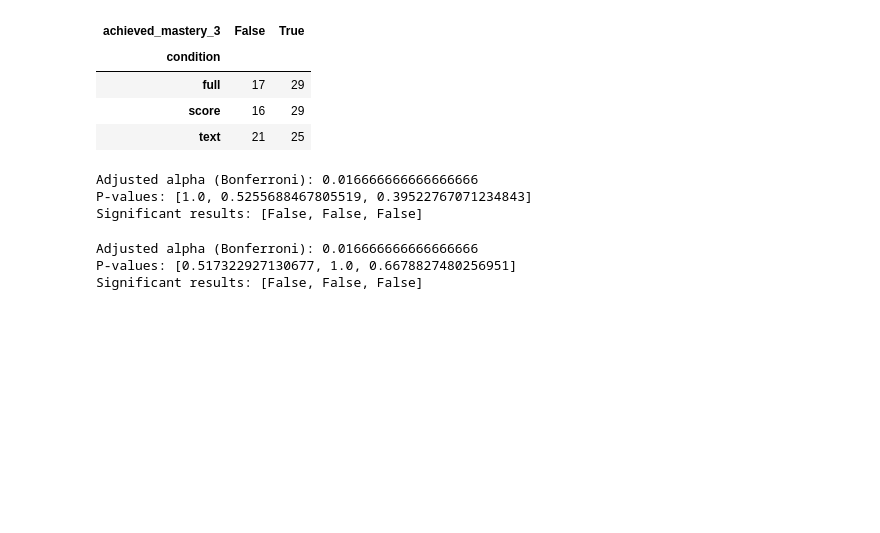
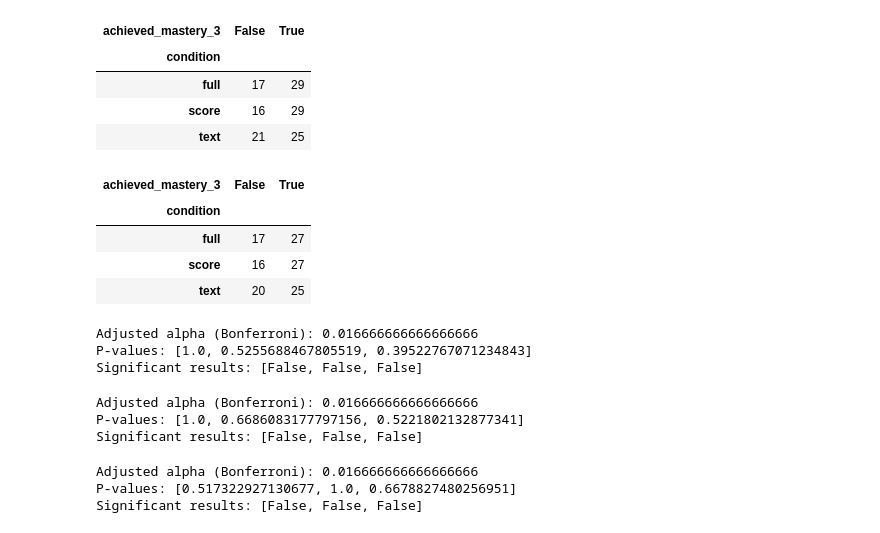
Before and after one commit to cairo-robotics/llm-multimodal-drone-feedback, a Jupyter notebook: analysis/analysis_brainstorm.ipynb, the cells around one changed output. Saved outputs shown, nothing was run; the diff lists cells and outputs as text; code cells hidden in the pictures; blank space fills up the shorter version.

```diff
--- a/analysis/analysis_brainstorm.ipynb
+++ b/analysis/analysis_brainstorm.ipynb
@@ -938,6 +1390,9 @@ Dig into robustness/learning curve stuff after doing the above questions
 # %%
 part_file['any_safe_landings'] = part_file['n_safe_landings'] > 0
 part_file['3_safe_landings'] = part_file['n_safe_landings'] >= 3
+# %%
+part_file_noob['any_safe_landings'] = part_file['n_safe_landings'] > 0
+part_file_noob['3_safe_landings'] = part_file['n_safe_landings'] >= 3
 # %%
 print(part_file.groupby('condition')['any_safe_landings'].value_counts().unstack())
 print(part_file.groupby('condition')['3_safe_landings'].value_counts().unstack())
@@ -1014,3 +1529,17 @@ for i in range(len(part_file)):
             print(f"skipping participant {part['prolific_id']} trial {trial}")
 # %% [output]
 skipping participant 6522a86994a5ce0d7bb9feba trial 17
+# %%
+# calculate which trial they first achieved three successes in a row
+part_file_noob['three_in_a_row_idx'] = 0
+n_trials = 20
+for i in range(len(part_file_noob)):
+    part = part_file_noob.iloc[i]
+    data = pd.read_csv(data_dir + part['prolific_id'] + '/survey_responses.csv')
+    for trial in range(n_trials-2):
+        try:
+            if (data['outcome'].iloc[trial] == 'Safe') & (data['outcome'].iloc[trial+1] == 'Safe') & (data['outcome'].iloc[trial+2] == 'Safe'):
+                part_file_noob.loc[part_file_noob['prolific_id'] == part['prolific_id'], 'three_in_a_row_idx'] = trial + 1
+                break
+        except:
+            print(f"skipping participant {part['prolific_id']} trial {trial}")
@@ -1031,3 +1562,16 @@ for i in range(len(part_file)):
             print(f"skipping participant {part['prolific_id']} trial {trial}")
 # %% [output]
 skipping participant 6522a86994a5ce0d7bb9feba trial 15
+# %%
+part_file_noob['five_in_a_row_idx'] = 0
+n_trials = 20
+for i in range(len(part_file_noob)):
+    part = part_file_noob.iloc[i]
+    data = pd.read_csv(data_dir + part['prolific_id'] + '/survey_responses.csv')
+    for trial in range(n_trials-4):
+        try:
+            if (data['outcome'].iloc[trial] == 'Safe') & (data['outcome'].iloc[trial+1] == 'Safe') & (data['outcome'].iloc[trial+2] == 'Safe') & (data['outcome'].iloc[trial+3] == 'Safe') & (data['outcome'].iloc[trial+4] == 'Safe'):
+                part_file_noob.loc[part_file_noob['prolific_id'] == part['prolific_id'], 'five_in_a_row_idx'] = trial + 1
+                break
+        except:
+            print(f"skipping participant {part['prolific_id']} trial {trial}")
@@ -1048,3 +1594,9 @@ condition
 full                  31     15
 score                 27     18
 text                  30     16
+# %%
+part_file_noob['reached_mastery_3'] = part_file_noob['three_in_a_row_idx'] > 0
+part_file_noob['reached_mastery_5'] = part_file_noob['five_in_a_row_idx'] > 0
+
+print(part_file_noob.groupby('condition')['reached_mastery_3'].value_counts().unstack())
+print(part_file_noob.groupby('condition')['reached_mastery_5'].value_counts().unstack())
@@ -1187,6 +1844,15 @@ part_file.groupby('condition')['achieved_mastery_3'].value_counts().unstack()
 | full | 17 | 29 |
 | score | 16 | 29 |
 | text | 21 | 25 |
+# %%
+part_file_noob['achieved_mastery_3'] = part_file_noob['three_in_a_row_idx'] > 0
+part_file_noob.groupby('condition')['achieved_mastery_3'].value_counts().unstack()
+# %% [output]
+| achieved_mastery_3 | False | True |
+| condition |  |  |
+| full | 17 | 27 |
+| score | 16 | 27 |
+| text | 20 | 25 |
 # %%
 c_table = part_file.groupby('condition')['achieved_mastery_3'].value_counts().unstack()
 
@@ -1210,6 +1876,29 @@ print(f"Significant results: {significant_results}")
 Adjusted alpha (Bonferroni): 0.016666666666666666
 P-values: [1.0, 0.5255688467805519, 0.39522767071234843]
 Significant results: [False, False, False]
+# %%
+c_table = part_file_noob.groupby('condition')['achieved_mastery_3'].value_counts().unstack()
+
+# Performing Fisher's Exact Test for each pair and applying Bonferroni correction
+p_values = []
+comparisons = [('full', 'score'), ('full', 'text'), ('score', 'text')]
+for group1, group2 in comparisons:
+    table = c_table.loc[[group1, group2], :]
+    res = stats.fisher_exact(table)
+    p_values.append(res.pvalue)
+
+# Adjust p-values for multiple comparisons (Bonferroni correction)
+alpha = 0.05 / len(comparisons)
+significant_results = [p < alpha for p in p_values]
+
+# Output results
+print(f"Adjusted alpha (Bonferroni): {alpha}")
+print(f"P-values: {p_values}")
+print(f"Significant results: {significant_results}")
+# %% [output]
+Adjusted alpha (Bonferroni): 0.016666666666666666
+P-values: [1.0, 0.6686083177797156, 0.5221802132877341]
+Significant results: [False, False, False]
 # %%
 part_file['achieved_mastery_5'] = part_file['five_in_a_row_idx'] > 0
 c_table = part_file.groupby('condition')['achieved_mastery_5'].value_counts().unstack()
```
Also changed, not shown: parts of 49 cells of this notebook.
